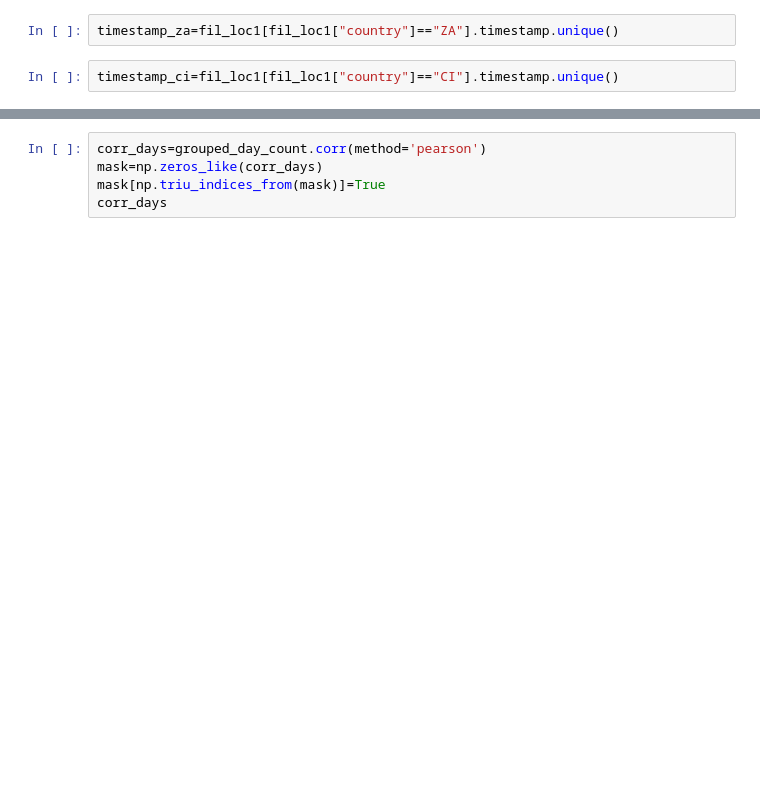
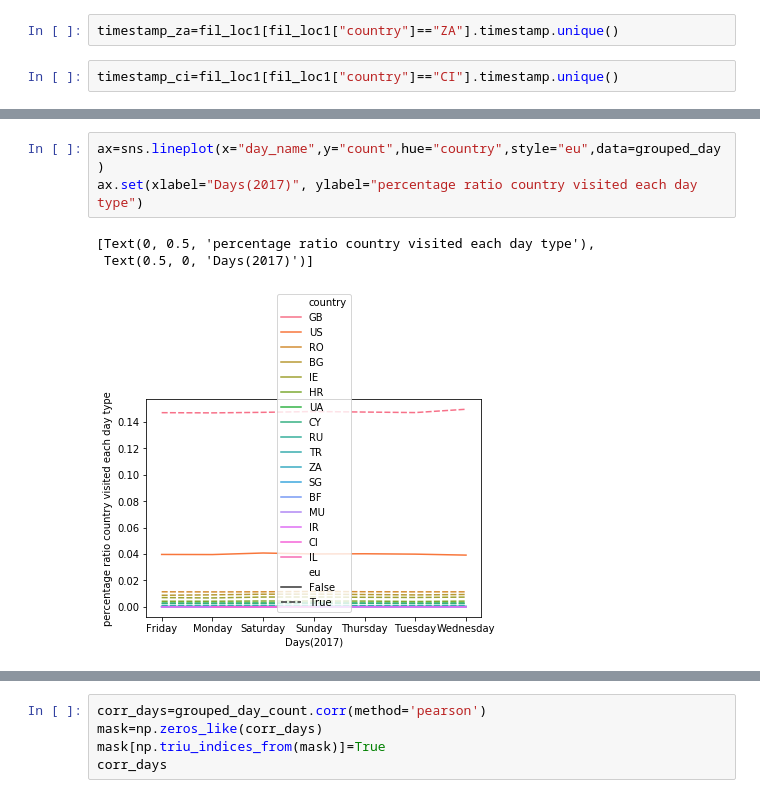
Before and after one commit to ApurvaMisra/Schengen_data_analysis, a Jupyter notebook: schengen_anomaly.ipynb, the cells around one changed output, grey strips where cells are left out. Saved outputs shown, nothing was run; the diff lists cells and outputs as text; blank space fills up the shorter version.

```diff
--- a/schengen_anomaly.ipynb
+++ b/schengen_anomaly.ipynb
@@ -389,0 +400,7 @@ sort_grouped_hour
+# %%
+ax=sns.lineplot(x="day_name",y="count",hue="country",style="eu",data=grouped_day)
+ax.set(xlabel="Days(2017)", ylabel="percentage ratio country visited each day type")
+# %% [output]
+[Text(0, 0.5, 'percentage ratio country visited each day type'),
+ Text(0.5, 0, 'Days(2017)')]
+[figure, added]
```
Also changed, not shown: parts of 15 cells of this notebook.
